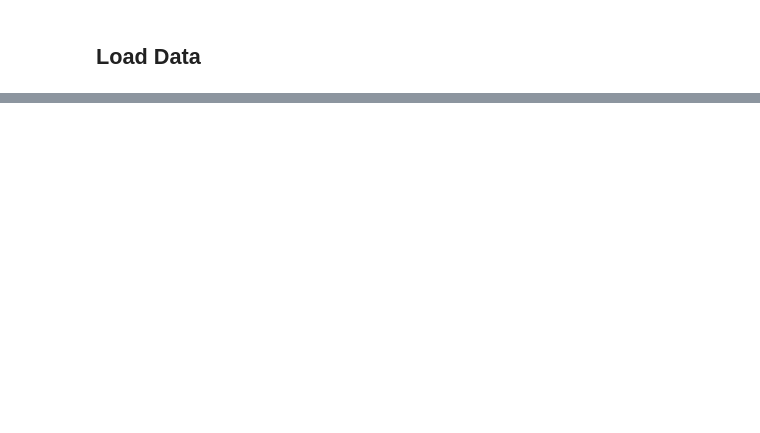
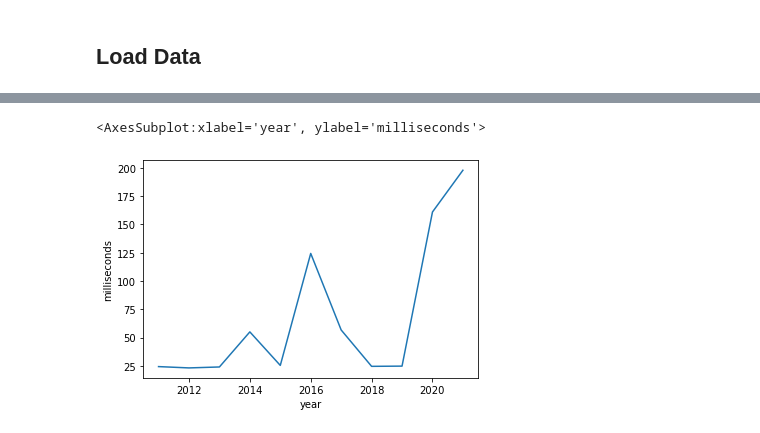
Before and after one commit to data301-2021-winter1/group16-project, a Jupyter notebook: notebooks/analysis2.ipynb, the cells around one changed output, grey strips where cells are left out. Cells and saved outputs as stored; diff of their text form; code cells hidden in the pictures; blank space fills up the shorter version.

```diff
--- a/notebooks/analysis2.ipynb
+++ b/notebooks/analysis2.ipynb
@@ -24,0 +110,6 @@ status = pd.read_csv('../data/raw/status.csv')
+# %%
+# Average duration
+df_pit_stops = pit_stops.merge(race_years, on='raceId', how='left')
+df_pit_stops_duration = df_pit_stops.groupby(['year']).mean().reset_index()
+df_pit_stops_duration['milliseconds'] = df_pit_stops_duration['milliseconds'] / 1000
+df_pit_stops_duration
@@ -24,0 +129,5 @@ status = pd.read_csv('../data/raw/status.csv')
+# %%
+sns.lineplot(x=df_pit_stops_duration['year'], y=df_pit_stops_duration['milliseconds'])
+# %% [output]
+<AxesSubplot:xlabel='year', ylabel='milliseconds'>
+[figure, added]
```
Also changed, not shown: parts of 23 cells of this notebook.
